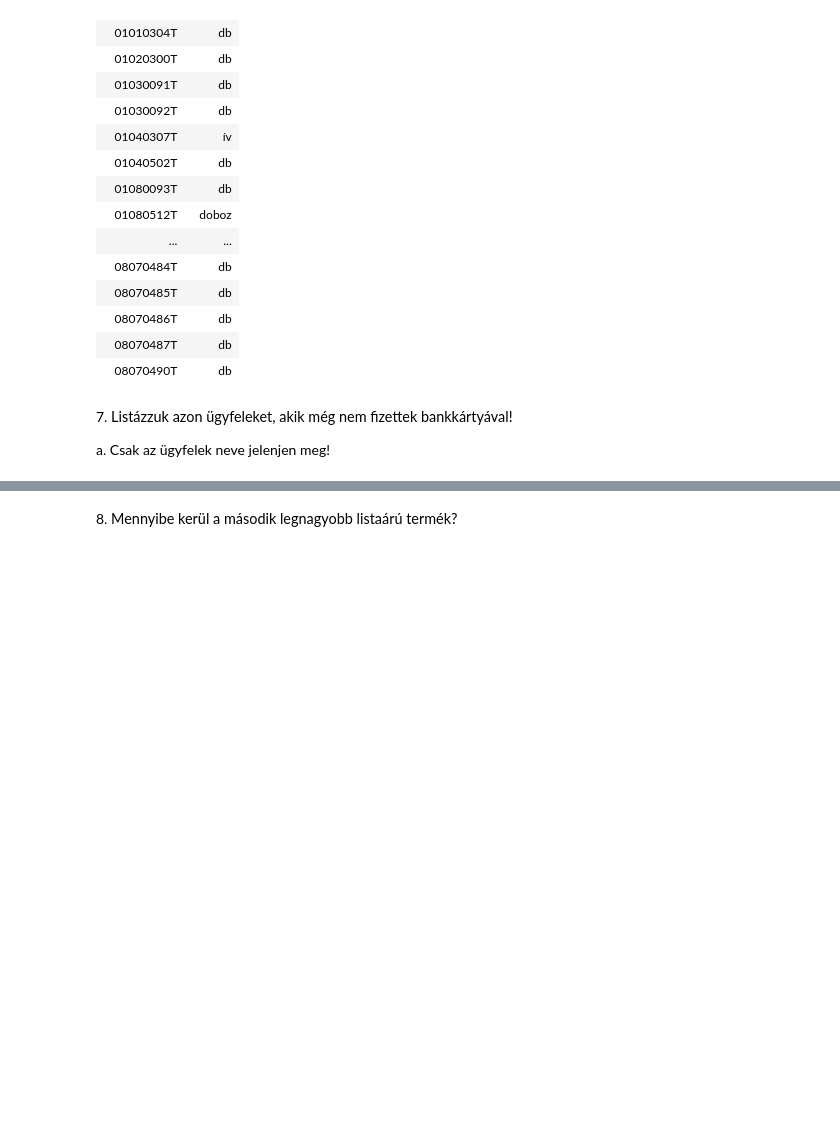
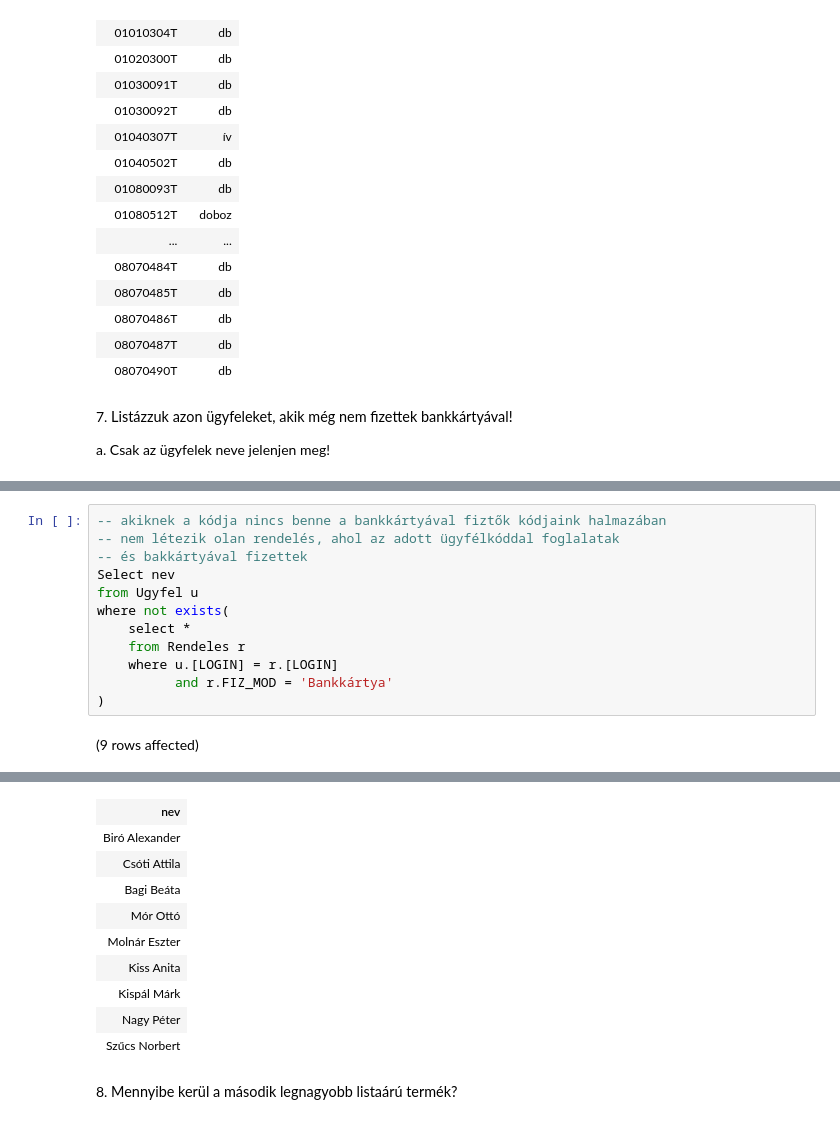
Before and after one commit to telekboldi2/sql.uni-corvinus, a Jupyter notebook: gyakorlat06_feladatok.ipynb, the cells around one changed output, grey strips where cells are left out. Drawn from its saved outputs; the diff is of its cells as text; blank space fills up the shorter version.

```diff
--- a/gyakorlat06_feladatok.ipynb
+++ b/gyakorlat06_feladatok.ipynb
@@ -125,0 +121,14 @@ Total execution time: 00:00:00.003
+# %%
+-- akiknek a kódja nincs benne a bankkártyával fiztők kódjaink halmazában
+-- nem létezik olan rendelés, ahol az adott ügyfélkóddal foglalatak
+-- és bakkártyával fizettek
+Select nev
+from Ugyfel u
+where not exists(
+    select *
+    from Rendeles r
+    where u.[LOGIN] = r.[LOGIN]
+          and r.FIZ_MOD = 'Bankkártya'
+)
+# %% [output]
+(9 rows affected)
@@ -126,3 +136,13 @@ Total execution time: 00:00:00.003
+| nev |
+| Biró Alexander |
+| Csóti Attila |
+| Bagi Beáta |
+| Mór Ottó |
+| Molnár Eszter |
+| Kiss Anita |
+| Kispál Márk |
+| Nagy Péter |
+| Szűcs Norbert |
 # %% [markdown]
 8. <span style="background-color: rgb(255, 255, 255); color: rgb(0, 0, 0); font-family: &quot;Open Sans&quot;, sans-serif; font-size: 14.44px;">Mennyibe kerül a második legnagyobb listaárú termék?</span>
 # %% [markdown]
```
Also changed, not shown: parts of 2 cells of this notebook.
